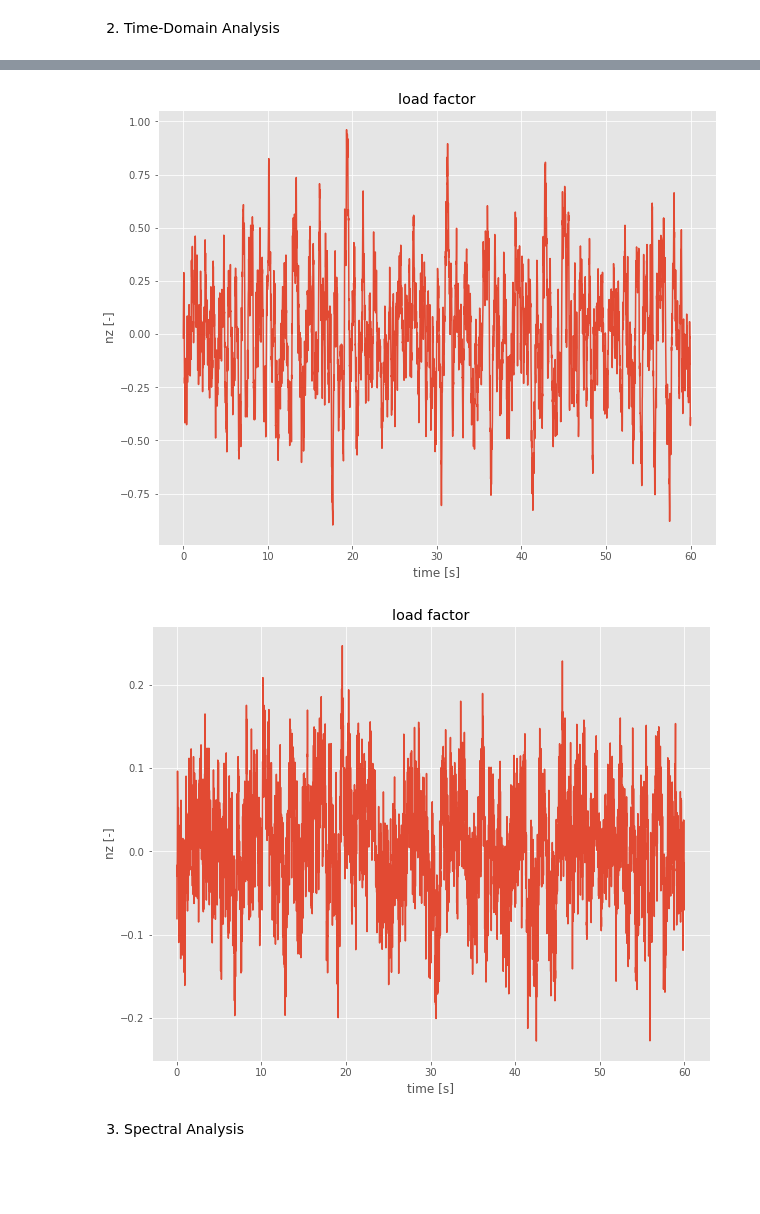
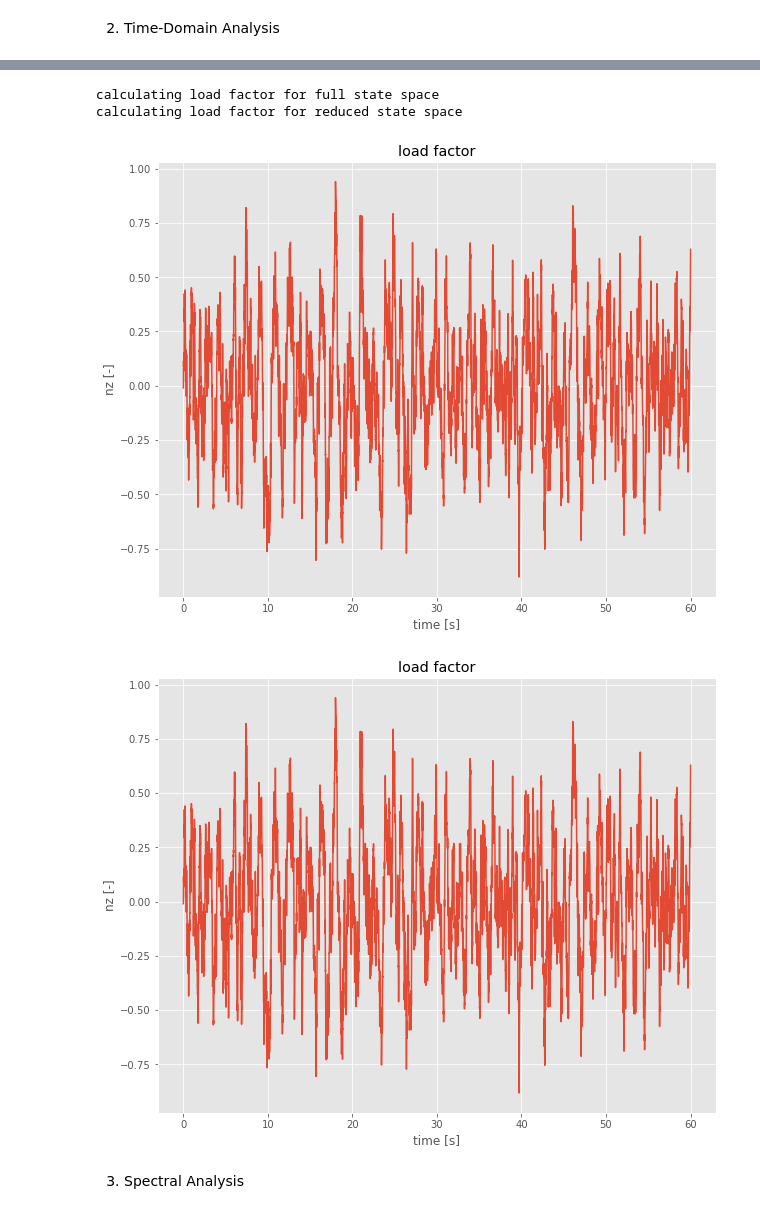
Before and after one commit to justas145/AE4304P, a Jupyter notebook: main_notebook.ipynb, the cells around one changed output, grey strips where cells are left out. Saved outputs shown, nothing was run; the diff lists cells and outputs as text; code cells hidden in the pictures; blank space fills up the shorter version.

Commit message:
fixed reduced PSD

```diff
--- a/main_notebook.ipynb
+++ b/main_notebook.ipynb
@@ -143,3 +143,9 @@ Dr = D[[1, 3], :]
+# %%
+# remove u_hat and theta
+Ar = A[np.ix_([1, 3, 4, 5, 6], [1, 3, 4, 5, 6])]
+Br = B[[1, 3, 4, 5, 6], :]
+Cr = C[np.ix_([1, 3, 4, 5, 6], [1, 3, 4, 5, 6])]
+Dr = D[[1, 3, 4, 5, 6], :]
 # %%
 print(Ar.shape)
 print(Br.shape)
@@ -214,10 +227,10 @@ w3 = np.random.randn(N, 1)/sqrt(dt)      # scaled input vert. turbulence,
 u = np.hstack((nn, nn, w3))             # input vector definition (vertical
 # turbulence only, can be changed).
 
-def time_analysis_states(sys, t, u):
+def time_analysis_states(sys, t, u, reduced=False):
     # N rows and 1 column
     y = cm.lsim(sys, u, t)[0]
-    if y.shape[1] > 2:
+    if reduced is False:
         # 2x2 plot for t vs y[:, 0] and t vs y[:, 1], etc.
         print('Plotting full state space, time domain analysis')
         plt.figure()
@@ -277,7 +290,7 @@ def time_analysis_states(sys, t, u):
 
     return y
 # %%
-y = time_analysis_states(sys, t, u)
-y_red = time_analysis_states(sysr, t, u)
+y = time_analysis_states(sys, t, u, reduced=False)
+y_red = time_analysis_states(sysr, t, u, reduced=True)
 # %% [output]
 Plotting full state space, time domain analysis
@@ -287,13 +300,15 @@ Plotting reduced state space, time domain analysis
 # %%
 # az = V * (y[:, 2] - y[:, 1])  # V * flight path angle dot
 # nz = az / 9.81                   # normal load factor
-def load_factor(y, V, dt):
+def load_factor(y, V, dt, reduced = False):
 
     g = 9.81
-    if y.shape[1] > 2:
+    if reduced is False:
+        print('calculating load factor for full state space')
         qcV = y[:, 3]
         alpha = y[:, 1]
     else:
+        print('calculating load factor for reduced state space')
         qcV = y[:, 1]
         alpha = y[:, 0]
     alphanz = alpha
@@ -307,37 +322,39 @@ def load_factor(y, V, dt):
 # alpha = y[:, 1]
 # alphanz = alpha
 # alphanz = np.hstack((alphanz, np.array([0])))
 
 # nz = (V/g)*((V/c)*qcV-np.diff(alphanz)/dt)
 # nz[-1] = nz[-2]
 
-nz = load_factor(y, V, dt)
-nz_red = load_factor(y_red, V, dt)
+nz = load_factor(y, V, dt, reduced=False)
+nz_red = load_factor(y_red, V, dt, reduced=True)
 
 # plot nz vs t
 plt.figure()
 plt.plot(t, nz)
 plt.xlabel('time [s]')
 plt.ylabel('nz [-]')
 plt.title('load factor')
 # make the plots bigger
 plt.gcf().set_size_inches(10, 8)
 # save the plot
 # plt.savefig('figures/nz_vs_t.pdf')
 
 # plot nz_red vs t
 plt.figure()
 plt.plot(t, nz_red)
 plt.xlabel('time [s]')
 plt.ylabel('nz [-]')
 plt.title('load factor')
 # make the plots bigger
 plt.gcf().set_size_inches(10, 8)
 # save the plot
 # plt.savefig('figures/nz_vs_t_red.pdf')
 # %% [output]
+calculating load factor for full state space
+calculating load factor for reduced state space
-[figure, old version]
+[figure, new version]
-[figure, old version]
+[figure, new version]
 # %% [markdown]
 3. Spectral Analysis
 # %% [markdown]
```
Also changed, not shown: parts of 22 cells of this notebook.
